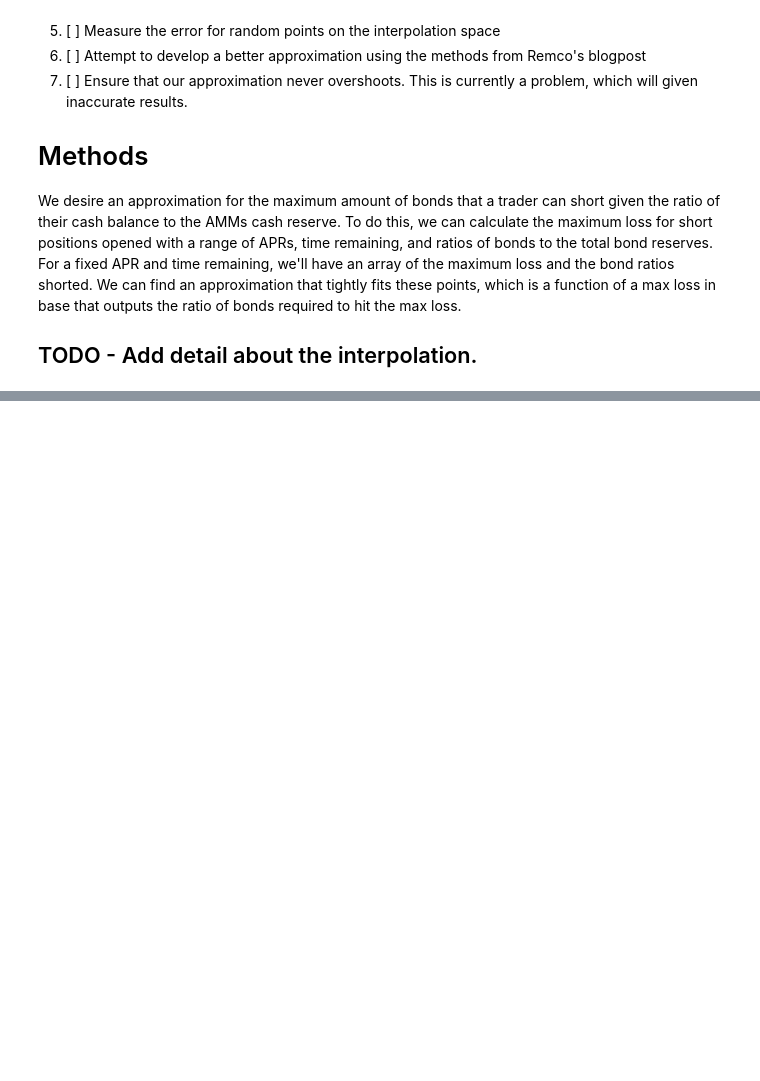
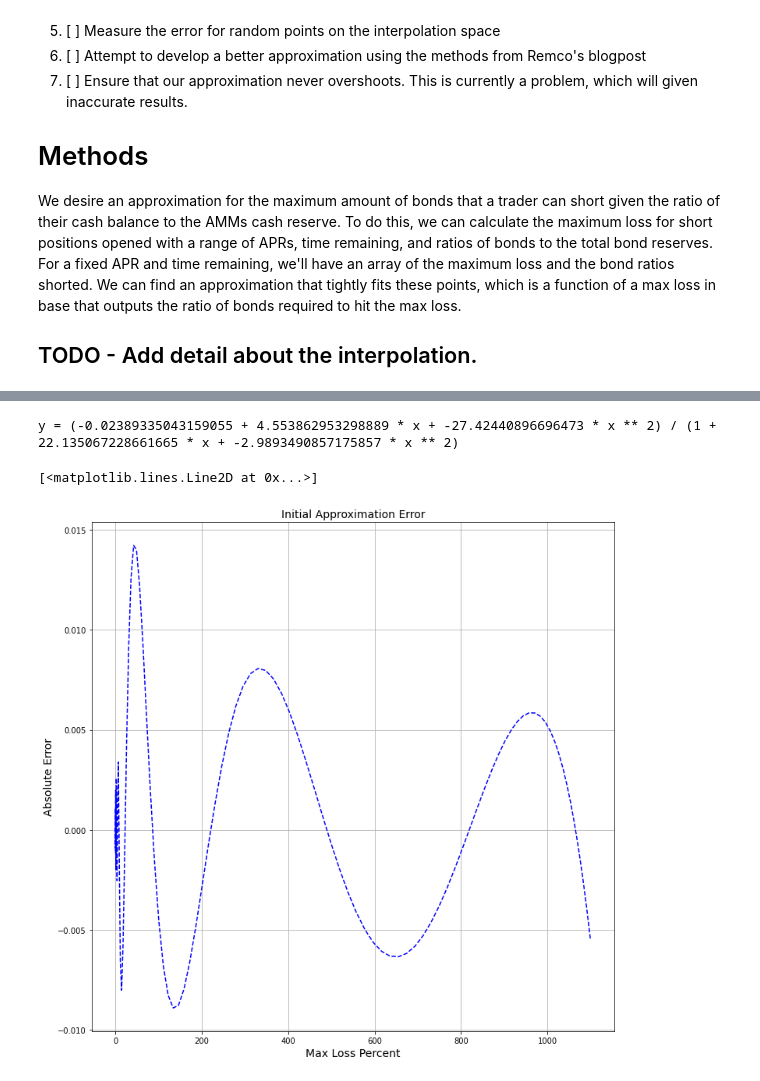
Before and after one commit to delvtech/agent0, a Jupyter notebook: examples/notebooks/get_max_short.ipynb, the cells around one changed output, grey strips where cells are left out. Cells and saved outputs as stored; diff of their text form; code cells hidden in the pictures; blank space fills up the shorter version.

Commit message:
Approximate error term and update f_approx

```diff
--- a/examples/notebooks/get_max_short.ipynb
+++ b/examples/notebooks/get_max_short.ipynb
@@ -156,0 +150,27 @@ plt.plot(x_test, y_test - y_approx, '--', color="blue")
+# %%
+popt, _ = curve_fit(rational_objective, x, y - f_approx(x))
+q_1, q_2, q_3, q_4, q_5, q_6, q_7, q_8, q_9, q_10, q_11, q_12 = popt
+print(f"y = ({q_1} + {q_2} * x + {q_3} * x ** 2) / (1 + {q_4} * x + {q_5} * x ** 2)")
+
+def error_approx(xp):
+    return rational_objective(xp, q_1, q_2, q_3, q_4, q_5, q_6, q_7, q_8, q_9, q_10, q_11, q_12)
+
+def f_approx2(xp):
+    return f_approx(xp) + error_approx(xp)
+# %% [output]
+y = (-0.02389335043159055 + 4.553862953298889 * x + -27.42440896696473 * x ** 2) / (1 + 22.135067228661665 * x + -2.9893490857175857 * x ** 2)
+# %%
+# FIXME: Rename axes, reparameterize, and try to improve this. Maybe Chebyshev polynomials would be better
+# Plot the absolute error from the initial Chebyshev polynomial
+plt.subplots(figsize=(12,12))
+plt.grid(True)
+plt.title('Initial Approximation Error', fontsize=14)
+plt.xlabel('Max Loss Percent', fontsize=14)
+plt.ylabel('Absolute Error', fontsize=14)
+
+#plt.plot(x, y - f_approx(x), color="black")
+#plt.plot(x, error_approx(x), "--", color="green")
+plt.plot(x, y - f_approx2(x), "--", color="blue")
+# %% [output]
+[<matplotlib.lines.Line2D at 0x...>]
+[figure, added]
```
Also changed, not shown: parts of 4 cells of this notebook.
